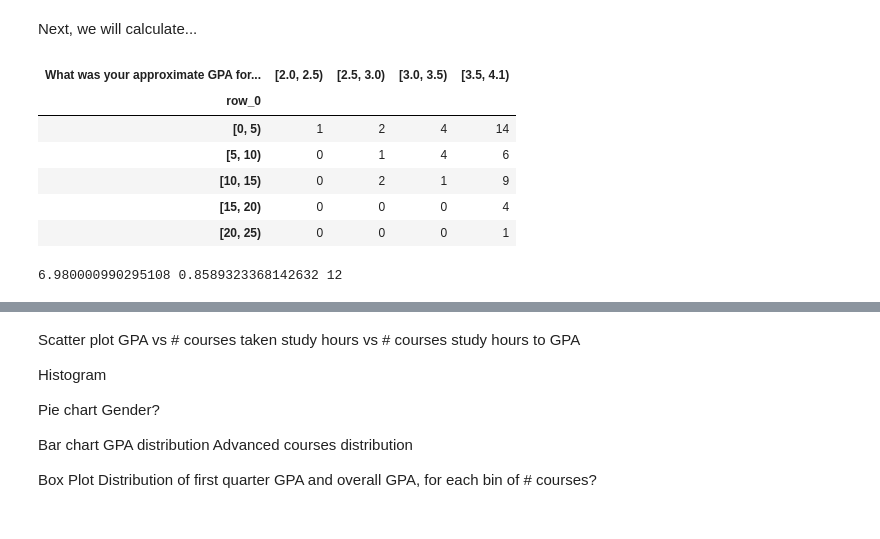
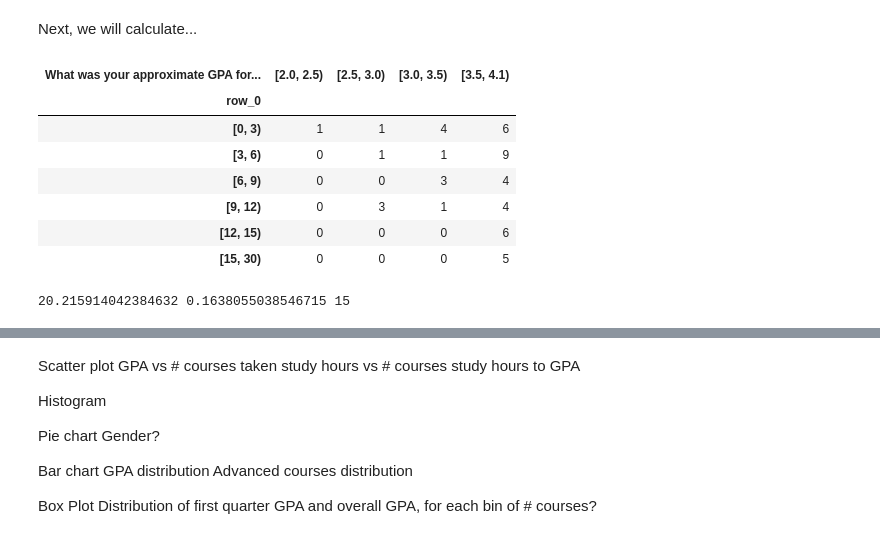
Before and after one commit to TheHenn17/CS105_Miniproject, a Jupyter notebook: project.ipynb, the cells around one changed output, grey strips where cells are left out. Saved outputs shown, nothing was run; the diff lists cells and outputs as text; code cells hidden in the pictures.

```diff
--- a/project.ipynb
+++ b/project.ipynb
@@ -43,23 +43,24 @@ Next, we will calculate...
 # %%
 # Pulling the advanced courses from the data
 gpa_courses = data.iloc[:,[5,7,8]].dropna().replace("None", "0")
 
 sumCourses = gpa_courses.iloc[:,1:3].astype(int).sum(axis=1)
-sumCourses = pd.cut(sumCourses,bins=[0,5,10,15,20,25],right=False)
+sumCourses = pd.cut(sumCourses,bins=[0,3,6,9,12,15,30],right=False)
 
 yearOneGPA = gpa_courses.iloc[:,0].astype(float)
 yearOneGPA = pd.cut(yearOneGPA,bins=[0,0.5,1.0,1.5,2.0,2.5,3.0,3.5,4.1],right=False)
 
 table = pd.crosstab(sumCourses, yearOneGPA)
 display(table)
 c, p, dof, expected = chi2_contingency(table)
 print(c, p, dof)
 # %% [output]
 | What was your approximate GPA for... | [2.0, 2.5) | [2.5, 3.0) | [3.0, 3.5) | [3.5, 4.1) |
 | row_0 |  |  |  |  |
-| [0, 5) | 1 | 2 | 4 | 14 |
-| [5, 10) | 0 | 1 | 4 | 6 |
-| [10, 15) | 0 | 2 | 1 | 9 |
-| [15, 20) | 0 | 0 | 0 | 4 |
-| [20, 25) | 0 | 0 | 0 | 1 |
+| [0, 3) | 1 | 1 | 4 | 6 |
+| [3, 6) | 0 | 1 | 1 | 9 |
+| [6, 9) | 0 | 0 | 3 | 4 |
+| [9, 12) | 0 | 3 | 1 | 4 |
+| [12, 15) | 0 | 0 | 0 | 6 |
+| [15, 30) | 0 | 0 | 0 | 5 |
-6.980000990295108 0.8589323368142632 12
+20.215914042384632 0.1638055038546715 15
```
Also changed, not shown: parts of 2 cells of this notebook.
